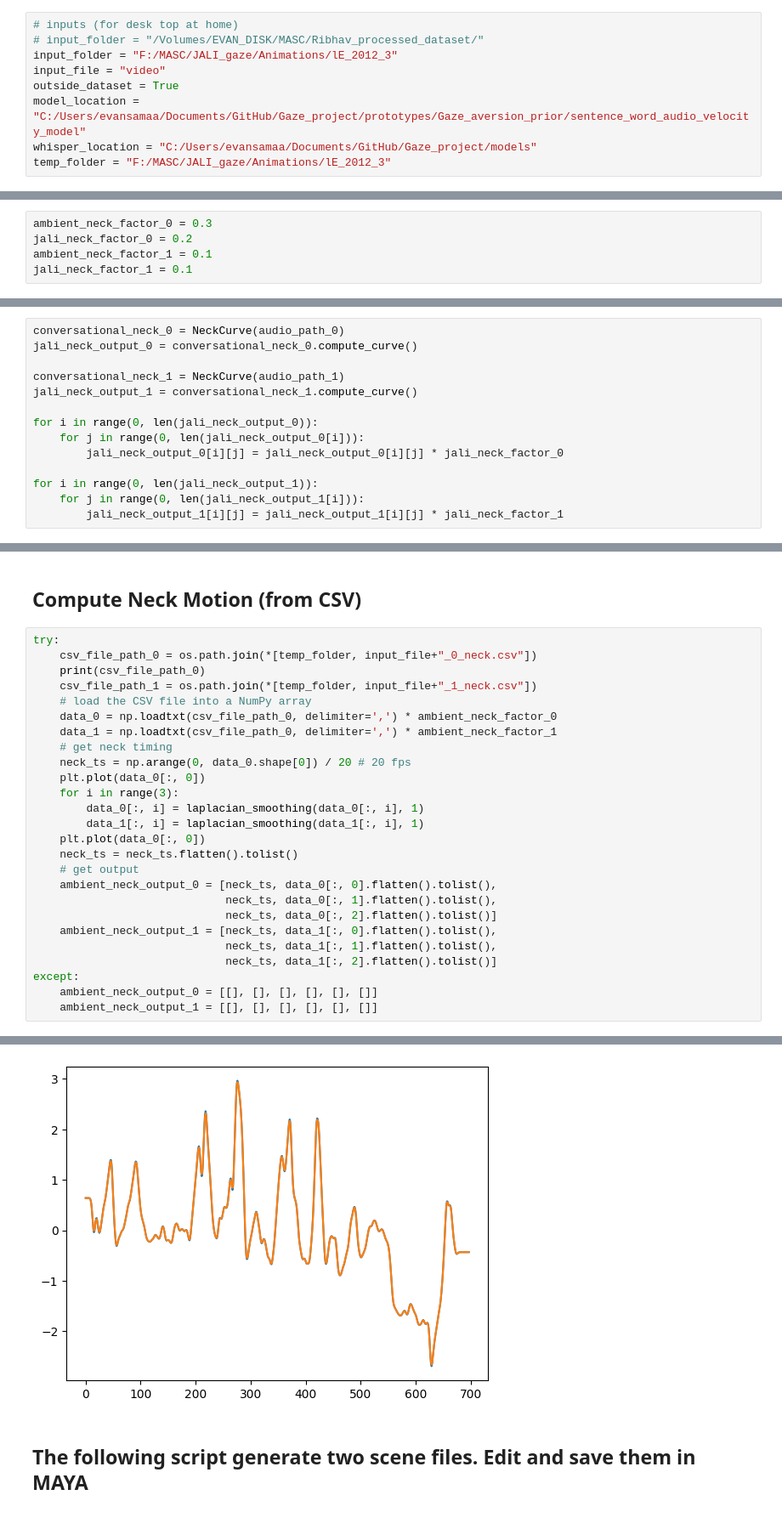
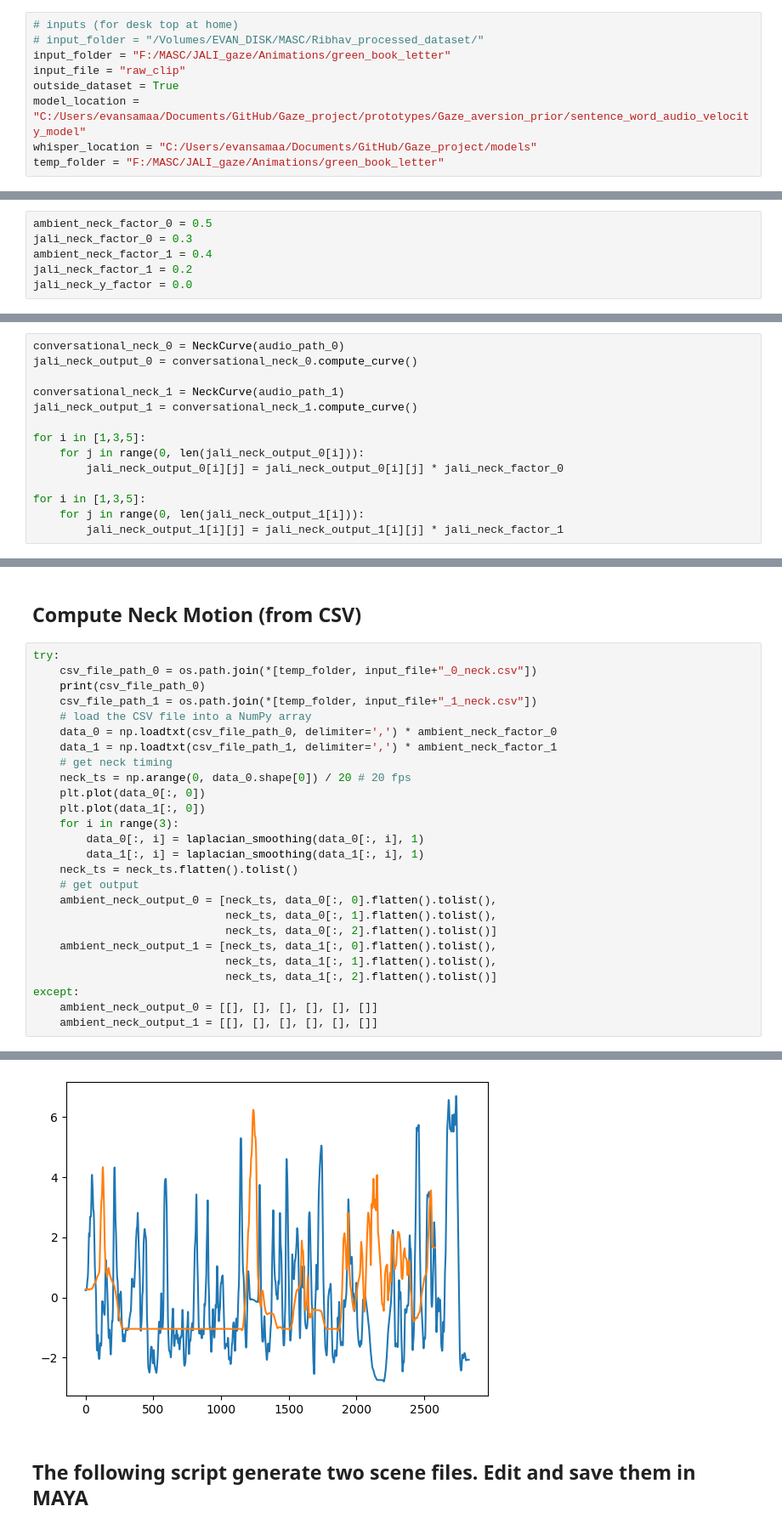
Before and after one commit to EvanSamaa/Gaze_project, a Jupyter notebook: gaze_framework_dynamic_scene.ipynb, the cells around one changed output, grey strips where cells are left out. Shown at 85% size. Drawn from its saved outputs; the diff is of its cells as text.

```diff
--- a/gaze_framework_dynamic_scene.ipynb
+++ b/gaze_framework_dynamic_scene.ipynb
@@ -135,9 +126,9 @@ temp_folder = "/Volumes/EVAN_DISK/MASC/JALI_gaze/Animations/green_book_letter"
 # %%
 # inputs (for desk top at home)
 # input_folder = "/Volumes/EVAN_DISK/MASC/Ribhav_processed_dataset/"
-input_folder = "F:/MASC/JALI_gaze/Animations/lE_2012_3"
-input_file = "video"
+input_folder = "F:/MASC/JALI_gaze/Animations/green_book_letter"
+input_file = "raw_clip"
 outside_dataset = True
 model_location = "C:/Users/evansamaa/Documents/GitHub/Gaze_project/prototypes/Gaze_aversion_prior/sentence_word_audio_velocity_model"
 whisper_location = "C:/Users/evansamaa/Documents/GitHub/Gaze_project/models"
-temp_folder = "F:/MASC/JALI_gaze/Animations/lE_2012_3"
+temp_folder = "F:/MASC/JALI_gaze/Animations/green_book_letter"
@@ -144,8 +138,9 @@ temp_folder = "F:/MASC/JALI_gaze/Animations/lE_2012_3"
 # %%
-ambient_neck_factor_0 = 0.3
-jali_neck_factor_0 = 0.2
-ambient_neck_factor_1 = 0.1
-jali_neck_factor_1 = 0.1
+ambient_neck_factor_0 = 0.5
+jali_neck_factor_0 = 0.3
+ambient_neck_factor_1 = 0.4
+jali_neck_factor_1 = 0.2
+jali_neck_y_factor = 0.0
 # %% [markdown]
 ## Get all the file paths
 # %%
@@ -255,11 +250,11 @@ jali_neck_output_0 = conversational_neck_0.compute_curve()
 conversational_neck_1 = NeckCurve(audio_path_1)
 jali_neck_output_1 = conversational_neck_1.compute_curve()
 
-for i in range(0, len(jali_neck_output_0)):
+for i in [1,3,5]:
     for j in range(0, len(jali_neck_output_0[i])):
         jali_neck_output_0[i][j] = jali_neck_output_0[i][j] * jali_neck_factor_0
 
-for i in range(0, len(jali_neck_output_1)):
+for i in [1,3,5]:
     for j in range(0, len(jali_neck_output_1[i])):
         jali_neck_output_1[i][j] = jali_neck_output_1[i][j] * jali_neck_factor_1
 # %% [output]
@@ -276,14 +271,14 @@ try:
     csv_file_path_1 = os.path.join(*[temp_folder, input_file+"_1_neck.csv"])
     # load the CSV file into a NumPy array
     data_0 = np.loadtxt(csv_file_path_0, delimiter=',') * ambient_neck_factor_0
-    data_1 = np.loadtxt(csv_file_path_0, delimiter=',') * ambient_neck_factor_1
+    data_1 = np.loadtxt(csv_file_path_1, delimiter=',') * ambient_neck_factor_1
     # get neck timing
     neck_ts = np.arange(0, data_0.shape[0]) / 20 # 20 fps
     plt.plot(data_0[:, 0])
+    plt.plot(data_1[:, 0])
     for i in range(3):
         data_0[:, i] = laplacian_smoothing(data_0[:, i], 1)
         data_1[:, i] = laplacian_smoothing(data_1[:, i], 1)
-    plt.plot(data_0[:, 0])
     neck_ts = neck_ts.flatten().tolist()
     # get output
     ambient_neck_output_0 = [neck_ts, data_0[:, 0].flatten().tolist(),
@@ -300,4 +295,4 @@ F:/MASC/JALI_gaze/Animations/lE_2012_3\video_0_neck.csv
-[figure, old version]
+[figure, new version]
 # %% [markdown]
 ## The following script generate two scene files. Edit and save them in MAYA
 # %%
```
Also changed, not shown: parts of 13 cells of this notebook, 10 other files.
